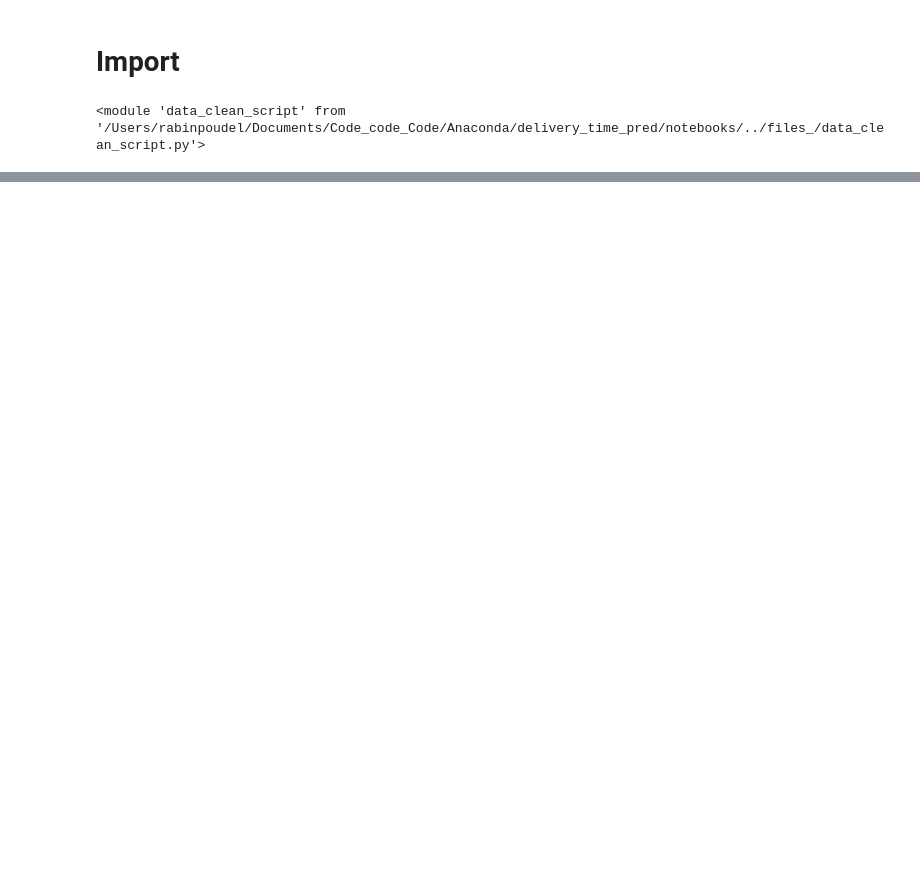
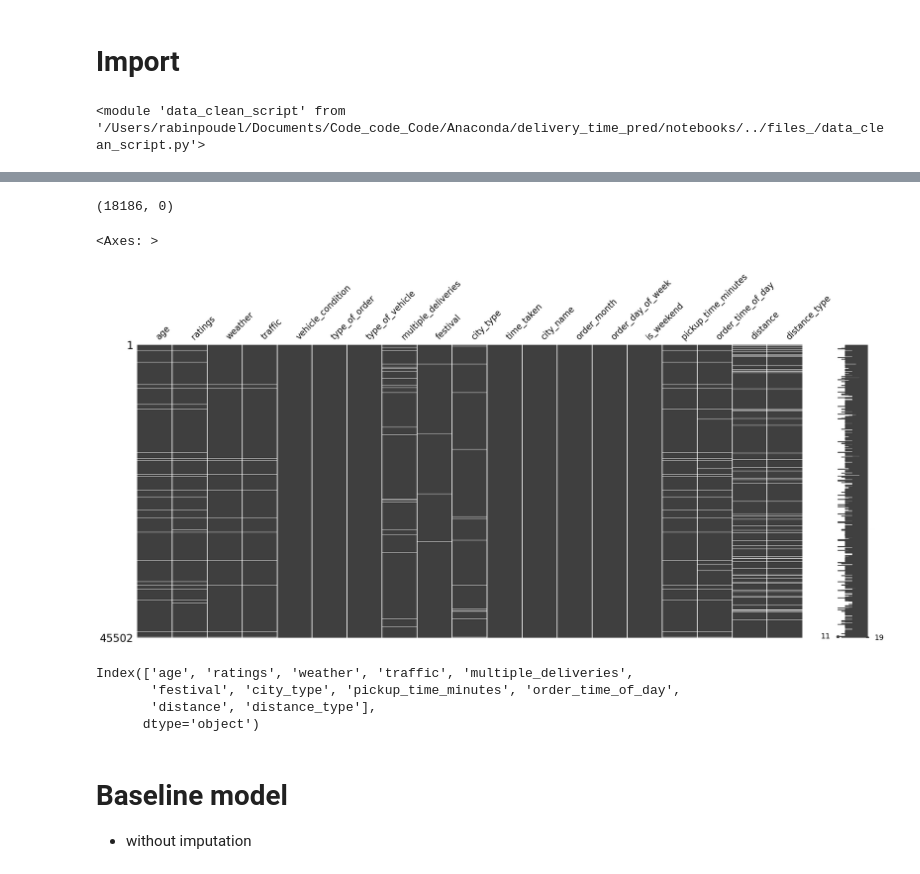
Before and after one commit to rabin20-04/delivery_time_prediction, a Jupyter notebook: notebooks/BaseLine_model.ipynb, the cells around one changed output, grey strips where cells are left out. Saved outputs shown, nothing was run; the diff lists cells and outputs as text; code cells hidden in the pictures; blank space fills up the shorter version.

```diff
--- a/notebooks/BaseLine_model.ipynb
+++ b/notebooks/BaseLine_model.ipynb
@@ -79,0 +106,21 @@ df1.sample(10)
+# %%
+df.isna().sum().sum(), df.duplicated().sum()
+# %% [output]
+(18186, 0)
+# %%
+msno.matrix(df)
+# %% [output]
+<Axes: >
+[figure, added]
+# %%
+missing_cols = df.isna().any(axis=0).loc[lambda x: x].index
+missing_cols
+# %% [output]
+Index(['age', 'ratings', 'weather', 'traffic', 'multiple_deliveries',
+       'festival', 'city_type', 'pickup_time_minutes', 'order_time_of_day',
+       'distance', 'distance_type'],
+      dtype='object')
+# %% [markdown]
+# Baseline model
+
+- without imputation
```
Also changed, not shown: parts of 18 cells of this notebook, 1 other file.
